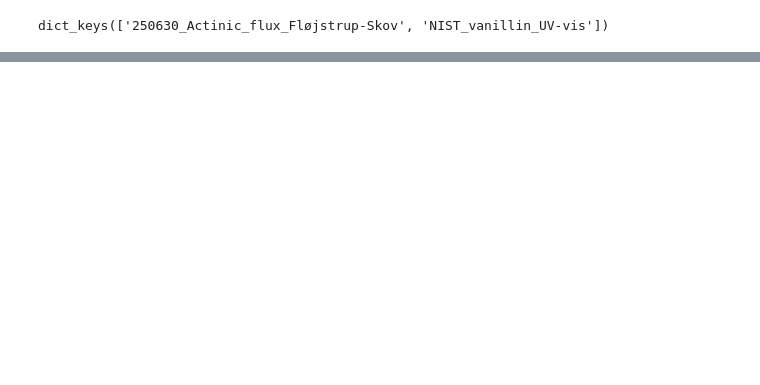
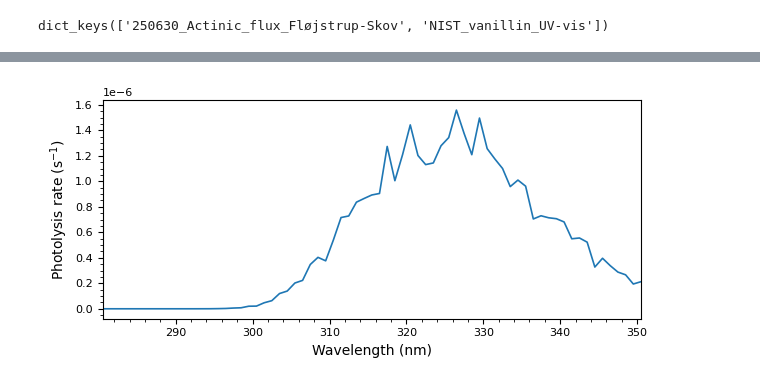
Before and after one commit to Normann25/DataTreatment_PhD, a Jupyter notebook: Vanillin/UV-Vis.ipynb, the cells around one changed output, grey strips where cells are left out. Saved outputs shown, nothing was run; the diff lists cells and outputs as text; code cells hidden in the pictures; blank space fills up the shorter version.

```diff
--- a/Vanillin/UV-Vis.ipynb
+++ b/Vanillin/UV-Vis.ipynb
@@ -61,0 +59,34 @@ fig.tight_layout()
+# %%
+def calc_cross_section(epsilon):
+    sigma = (1000*epsilon)/((6.022*10**23)*10**3) #epsilon is in L/mol*cm so the multiplication by 1000 is conversion from L to cm**3
+    return sigma
+
+def calc_photolysis_rate(actinic_flux, qyield):
+    sigma = calc_cross_section(actinic_flux[actinic_flux.keys()[7]])
+
+    I = actinic_flux[actinic_flux.keys()[5]]
+    high_wvl = actinic_flux[actinic_flux.keys()[1]].to_numpy()
+    low_wvl = actinic_flux[actinic_flux.keys()[0]].to_numpy()
+    delta_wvl = np.array(high_wvl-low_wvl)
+
+    j = sigma*qyield*I*delta_wvl
+    return j
+
+def plot_photolysis_rate(data, concentrations, vol, qyield):
+    photolysis_rate = calc_photolysis_rate(data, qyield)
+
+    ax.plot(data['Wavelength'], photolysis_rate)
+
+    ax.set(xlabel = 'Wavelength (nm)', ylabel = 'Photolysis rate (s$^{-1}$)')
+
+    return
+# %%
+vanillin_conc = np.round(np.arange(0.01, 0.11, 0.01), 3)
+
+fig, ax = plt.subplots(figsize = (6.3, 3))
+
+plot_photolysis_rate(actinic_flux, vanillin_conc, 0.5, 1)
+
+fig.tight_layout()
+# %% [output]
+[figure, added]
```
Also changed, not shown: parts of 2 cells of this notebook.
